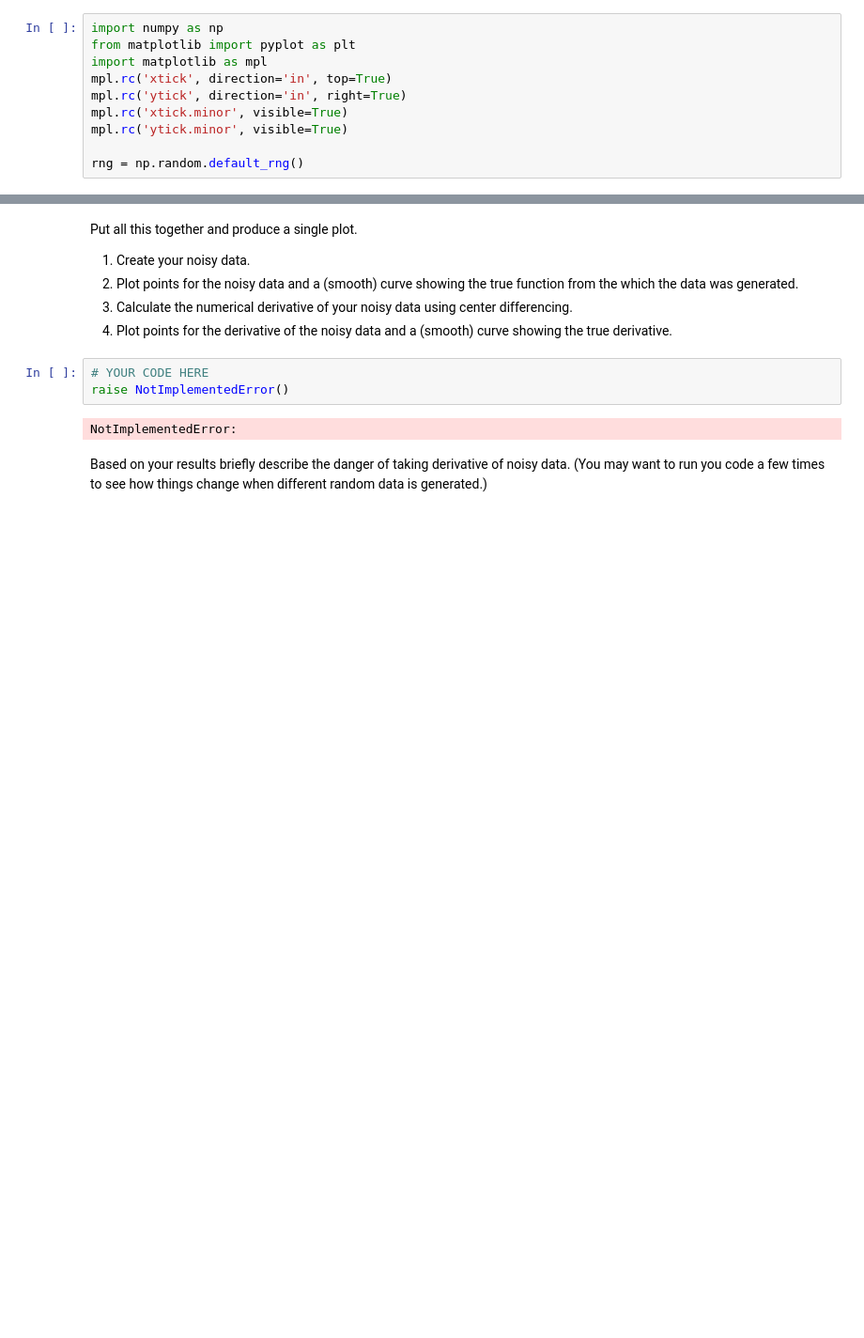
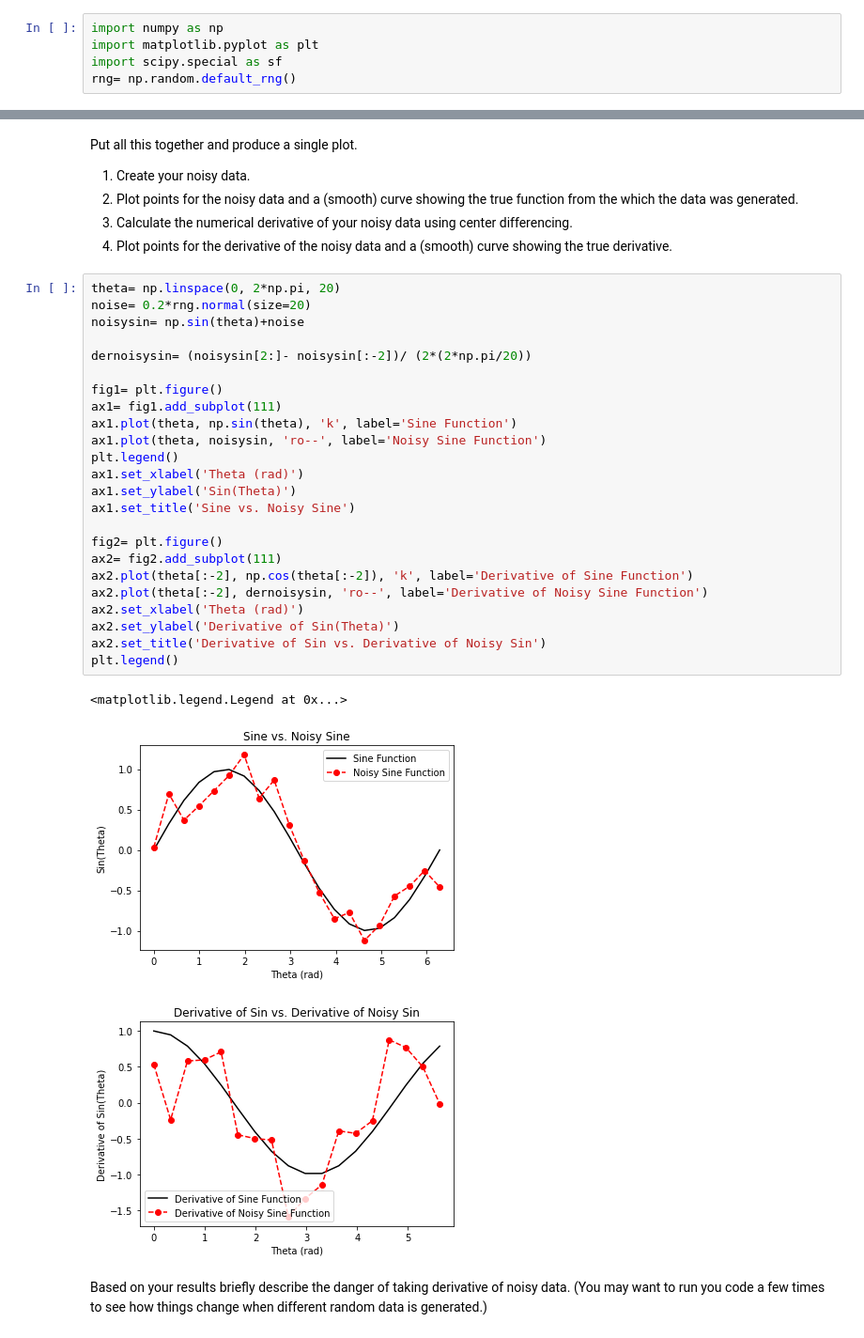
Before and after one commit to Rjames13/p250-spring-2022, a Jupyter notebook: labs/Lab03.ipynb, the cells around one changed output, grey strips where cells are left out. Shown: that part at 94% size. Cells and saved outputs as stored; diff of their text form; blank space fills up the shorter version.

````diff
--- a/labs/Lab03.ipynb
+++ b/labs/Lab03.ipynb
@@ -15,14 +15,9 @@ rng = np.random.default_rng()
 ```
 # %%
 import numpy as np
-from matplotlib import pyplot as plt
-import matplotlib as mpl
-mpl.rc('xtick', direction='in', top=True)
-mpl.rc('ytick', direction='in', right=True)
-mpl.rc('xtick.minor', visible=True)
-mpl.rc('ytick.minor', visible=True)
-
-rng = np.random.default_rng()
+import matplotlib.pyplot as plt
+import scipy.special as sf
+rng= np.random.default_rng()
 # %% [markdown]
 ## Derivatives of Data
 
@@ -47,10 +42,33 @@ Put all this together and produce a single plot.
 2. Plot points for the noisy data and a (smooth) curve showing the true function from the which the data was generated.
 3. Calculate the numerical derivative of your noisy data using center differencing.
 4. Plot points for the derivative of the noisy data and a (smooth) curve showing the true derivative.
-# %%
-# YOUR CODE HERE
-raise NotImplementedError()
-# %% [output]
-NotImplementedError:
+# %%
+theta= np.linspace(0, 2*np.pi, 20)
+noise= 0.2*rng.normal(size=20)
+noisysin= np.sin(theta)+noise
+
+dernoisysin= (noisysin[2:]- noisysin[:-2])/ (2*(2*np.pi/20))
+
+fig1= plt.figure()
+ax1= fig1.add_subplot(111)
+ax1.plot(theta, np.sin(theta), 'k', label='Sine Function')
+ax1.plot(theta, noisysin, 'ro--', label='Noisy Sine Function')
+plt.legend()
+ax1.set_xlabel('Theta (rad)')
+ax1.set_ylabel('Sin(Theta)')
+ax1.set_title('Sine vs. Noisy Sine')
+
+fig2= plt.figure()
+ax2= fig2.add_subplot(111)
+ax2.plot(theta[:-2], np.cos(theta[:-2]), 'k', label='Derivative of Sine Function')
+ax2.plot(theta[:-2], dernoisysin, 'ro--', label='Derivative of Noisy Sine Function')
+ax2.set_xlabel('Theta (rad)')
+ax2.set_ylabel('Derivative of Sin(Theta)')
+ax2.set_title('Derivative of Sin vs. Derivative of Noisy Sin')
+plt.legend()
+# %% [output]
+<matplotlib.legend.Legend at 0x...>
+[figure, added]
+[figure, added]
 # %% [markdown]
 Based on your results briefly describe the danger of taking derivative of noisy data.  (You may want to run you code a few times to see how things change when different random data is generated.)
````
Also changed, not shown: parts of 19 cells of this notebook.
